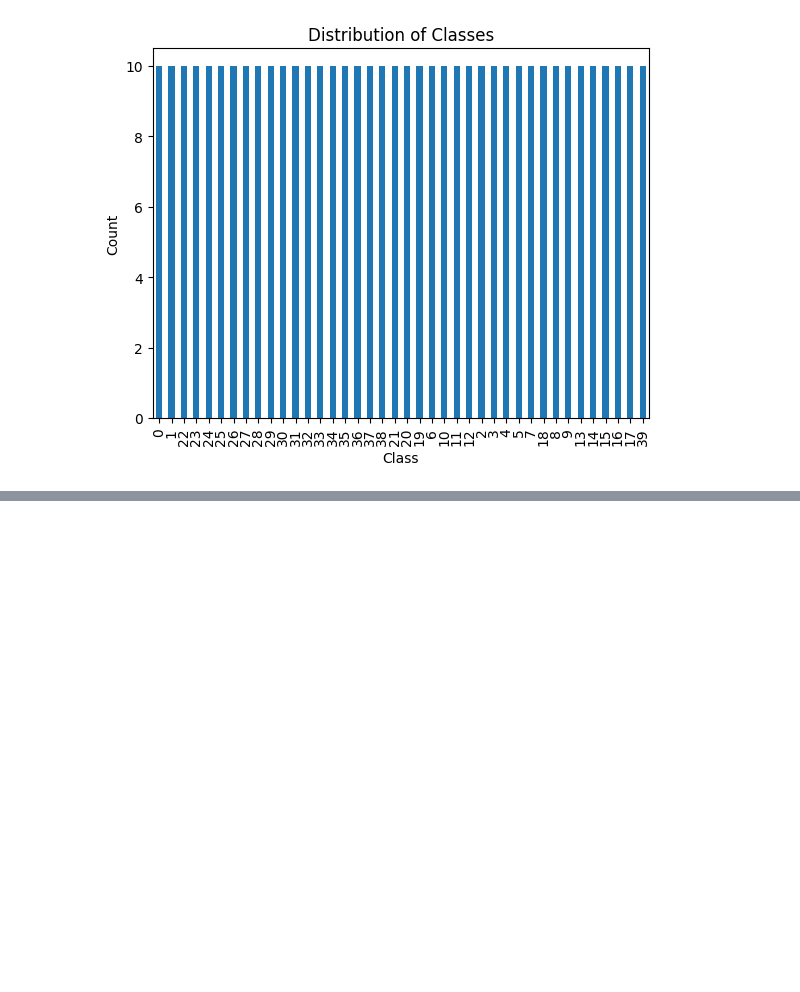
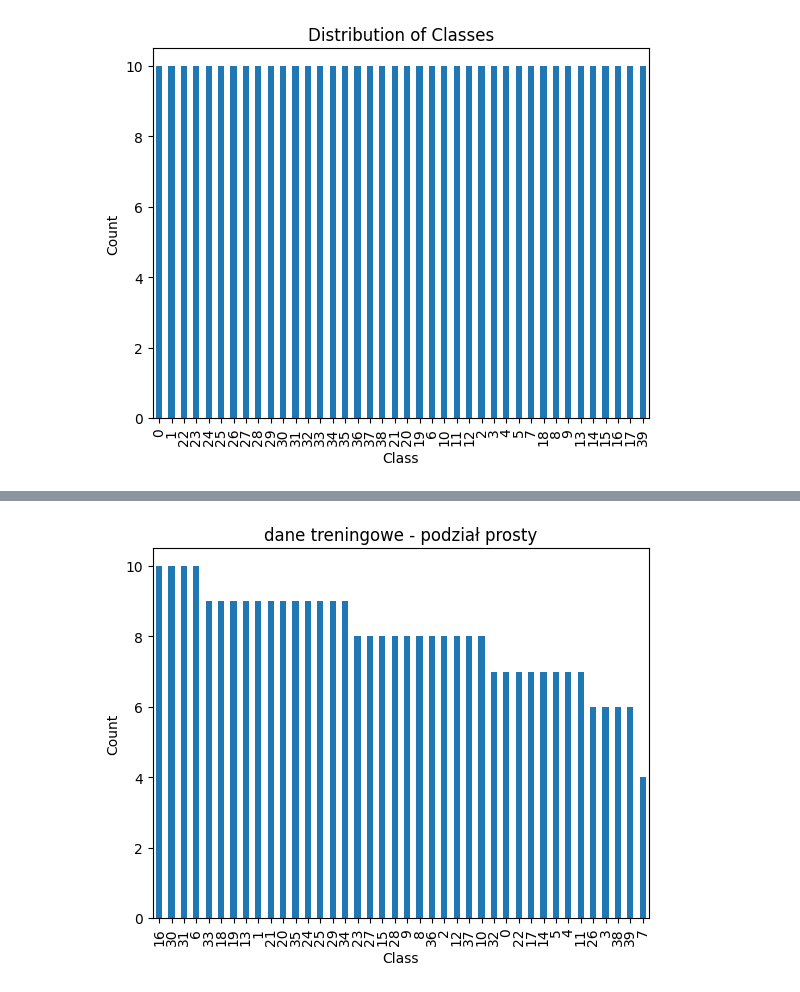
Before and after one commit to edytamejlun123/UczenieMaszynowe, a Jupyter notebook: lab2.ipynb, the cells around one changed output, grey strips where cells are left out. Cells and saved outputs as stored; diff of their text form; code cells hidden in the pictures; blank space fills up the shorter version.

```diff
--- a/lab2.ipynb
+++ b/lab2.ipynb
@@ -223,0 +245,9 @@ category
+# %%
+class_counts = X_train['class'].value_counts()
+class_counts.plot(kind='bar')
+plt.xlabel('Class')
+plt.ylabel('Count')
+plt.title('dane treningowe - podział prosty')
+plt.show()
+# %% [output]
+[figure, added]
```
Also changed, not shown: parts of 4 cells of this notebook.
